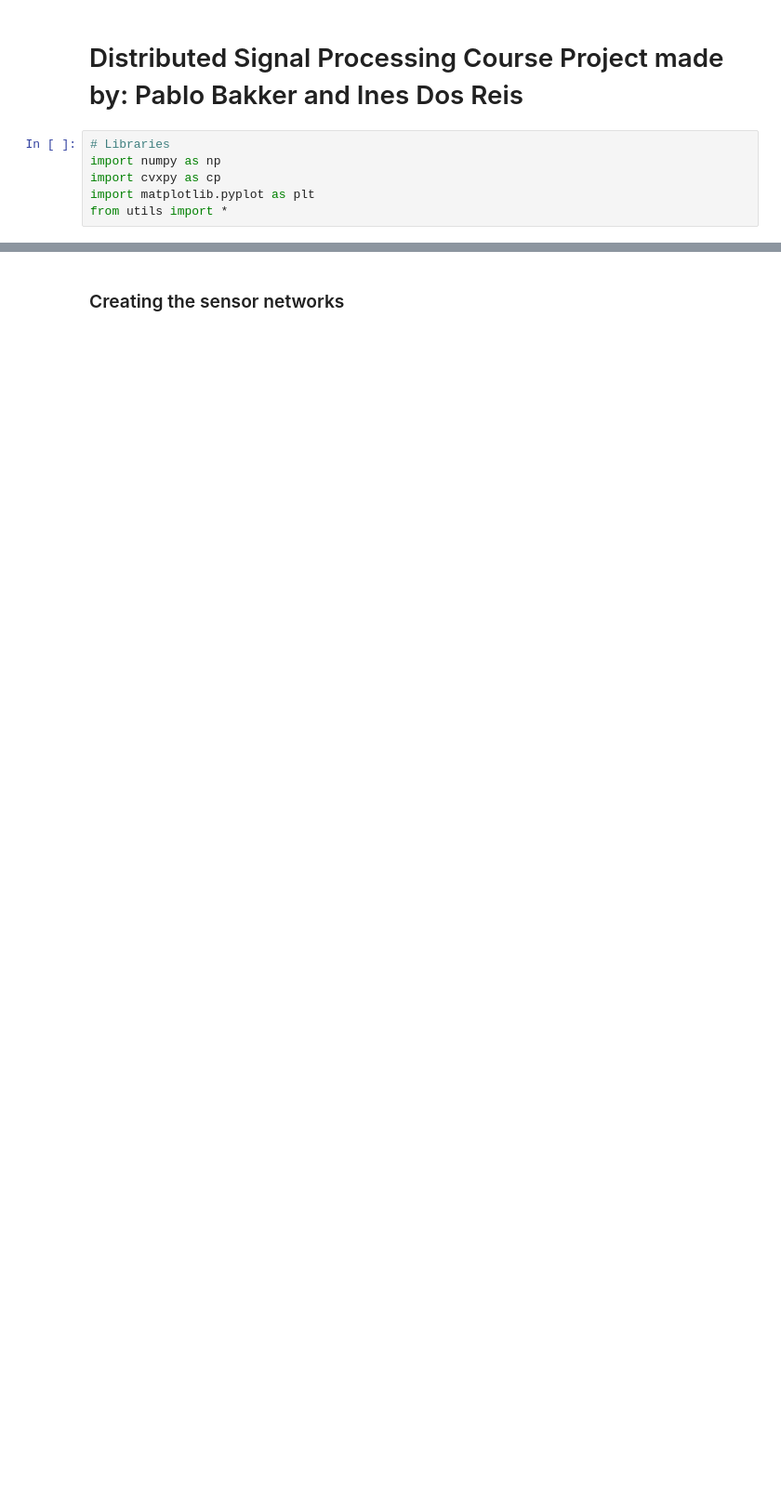
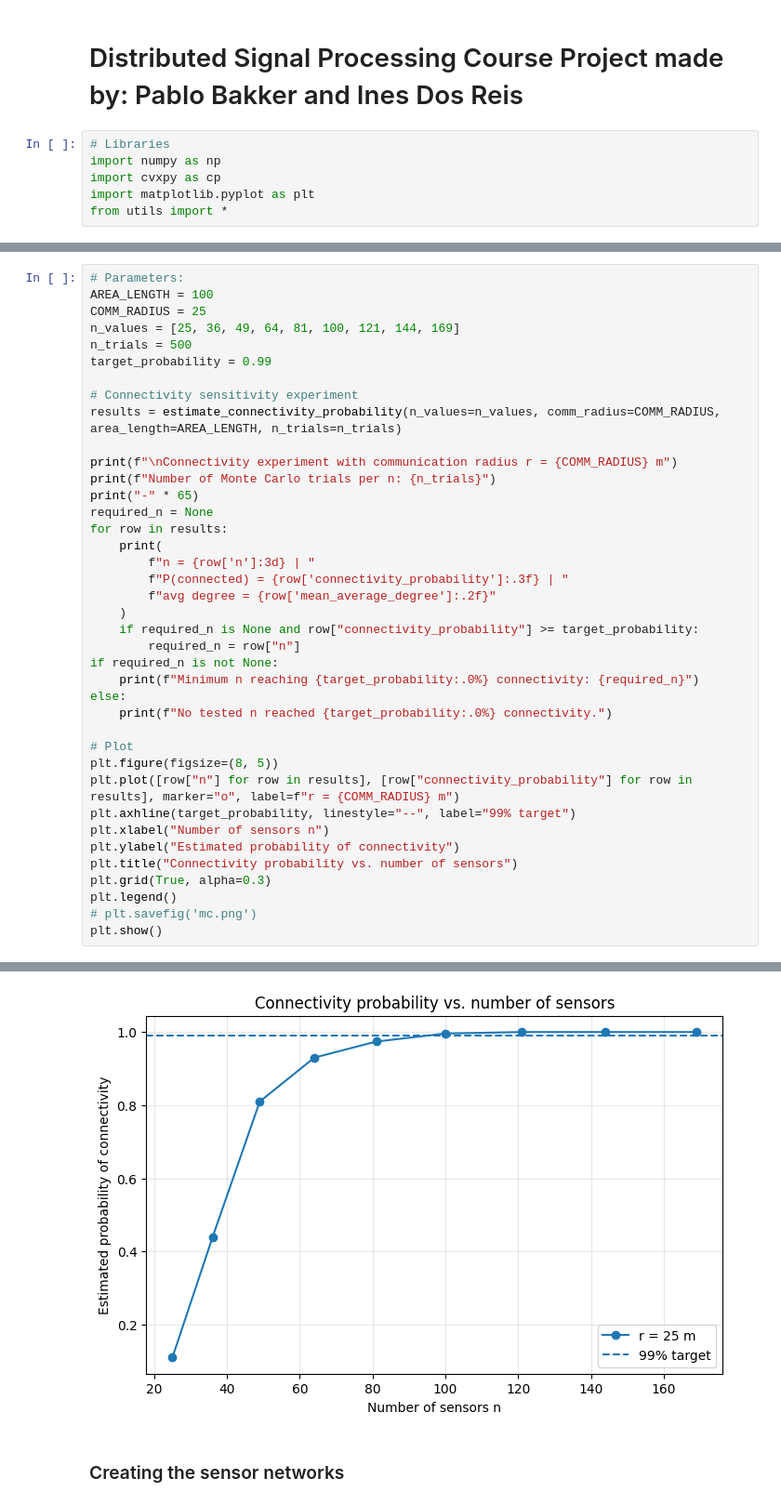
Before and after one commit to PabloABakker/Reaching-Consensus, a Jupyter notebook: Distributed_Signal_Processing_Project.ipynb, the cells around one changed output, grey strips where cells are left out. Shown at 93% size. Cells and saved outputs as stored; diff of their text form; blank space fills up the shorter version.

```diff
--- a/Distributed_Signal_Processing_Project.ipynb
+++ b/Distributed_Signal_Processing_Project.ipynb
@@ -8,0 +11,40 @@ from utils import *
+# %%
+# Parameters:
+AREA_LENGTH = 100
+COMM_RADIUS = 25
+n_values = [25, 36, 49, 64, 81, 100, 121, 144, 169]
+n_trials = 500
+target_probability = 0.99
+
+# Connectivity sensitivity experiment
+results = estimate_connectivity_probability(n_values=n_values, comm_radius=COMM_RADIUS, area_length=AREA_LENGTH, n_trials=n_trials)
+
+print(f"\nConnectivity experiment with communication radius r = {COMM_RADIUS} m")
+print(f"Number of Monte Carlo trials per n: {n_trials}")
+print("-" * 65)
+required_n = None
+for row in results:
+    print(
+        f"n = {row['n']:3d} | "
+        f"P(connected) = {row['connectivity_probability']:.3f} | "
+        f"avg degree = {row['mean_average_degree']:.2f}"
+    )
+    if required_n is None and row["connectivity_probability"] >= target_probability:
+        required_n = row["n"]
+if required_n is not None:
+    print(f"Minimum n reaching {target_probability:.0%} connectivity: {required_n}")
+else:
+    print(f"No tested n reached {target_probability:.0%} connectivity.")
+
+# Plot
+plt.figure(figsize=(8, 5))
+plt.plot([row["n"] for row in results], [row["connectivity_probability"] for row in results], marker="o", label=f"r = {COMM_RADIUS} m")
+plt.axhline(target_probability, linestyle="--", label="99% target")
+plt.xlabel("Number of sensors n")
+plt.ylabel("Estimated probability of connectivity")
+plt.title("Connectivity probability vs. number of sensors")
+plt.grid(True, alpha=0.3)
+plt.legend()
+# plt.savefig('mc.png')
+plt.show()
+# %% [output]
@@ -9,3 +64,4 @@ from utils import *
+[figure, added]
 # %% [markdown]
 ### Creating the sensor networks
 # %%
```
Also changed, not shown: parts of 40 cells of this notebook, 2 other files.
